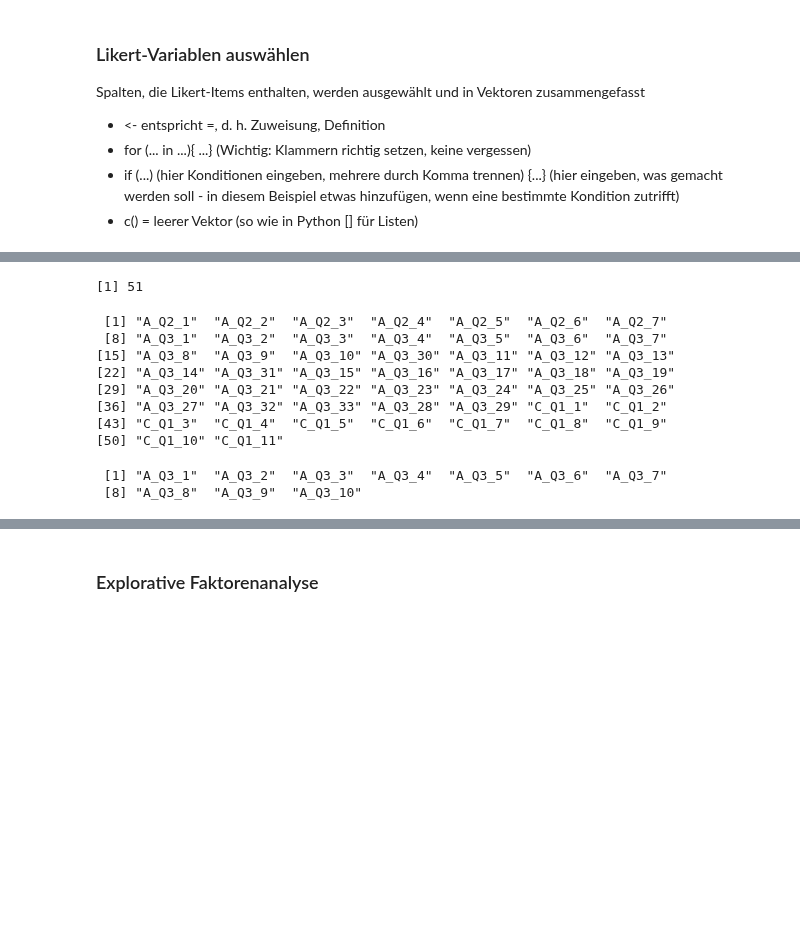
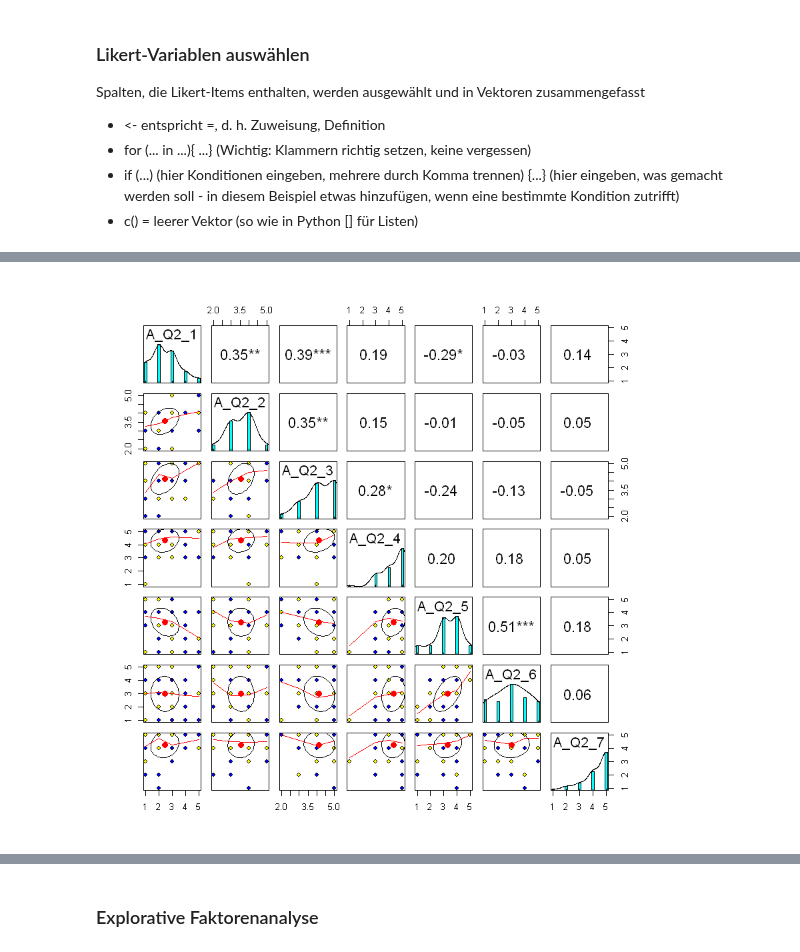
Before and after one commit to martinakienberger/Dissertation_LIS, a Jupyter notebook: IRT.ipynb, the cells around one changed output, grey strips where cells are left out. Cells and saved outputs as stored; diff of their text form; code cells hidden in the pictures; blank space fills up the shorter version.

```diff
--- a/IRT.ipynb
+++ b/IRT.ipynb
@@ -65,21 +109,4 @@ colnames(MyData)[vec_CQ1]
-# %%
-vec_Q <- c(vec_AQ2,vec_AQ3,vec_CQ1)
-length(vec_Q)
-# %% [output]
-[1] 51
-# %%
-colnames(MyData)[vec_Q]
-# %% [output]
- [1] "A_Q2_1"  "A_Q2_2"  "A_Q2_3"  "A_Q2_4"  "A_Q2_5"  "A_Q2_6"  "A_Q2_7"
- [8] "A_Q3_1"  "A_Q3_2"  "A_Q3_3"  "A_Q3_4"  "A_Q3_5"  "A_Q3_6"  "A_Q3_7"
-[15] "A_Q3_8"  "A_Q3_9"  "A_Q3_10" "A_Q3_30" "A_Q3_11" "A_Q3_12" "A_Q3_13"
-[22] "A_Q3_14" "A_Q3_31" "A_Q3_15" "A_Q3_16" "A_Q3_17" "A_Q3_18" "A_Q3_19"
-[29] "A_Q3_20" "A_Q3_21" "A_Q3_22" "A_Q3_23" "A_Q3_24" "A_Q3_25" "A_Q3_26"
-[36] "A_Q3_27" "A_Q3_32" "A_Q3_33" "A_Q3_28" "A_Q3_29" "C_Q1_1"  "C_Q1_2"
-[43] "C_Q1_3"  "C_Q1_4"  "C_Q1_5"  "C_Q1_6"  "C_Q1_7"  "C_Q1_8"  "C_Q1_9"
-[50] "C_Q1_10" "C_Q1_11"
-# %%
-colnames(MyData)[vec_AQ3[1:10]]
-# %% [output]
- [1] "A_Q3_1"  "A_Q3_2"  "A_Q3_3"  "A_Q3_4"  "A_Q3_5"  "A_Q3_6"  "A_Q3_7"
- [8] "A_Q3_8"  "A_Q3_9"  "A_Q3_10"
+# %%
+pairs.panels(MyData[vec_AQ2],bg=c("yellow","blue"),pch=21,stars=TRUE)
+# %% [output]
+[figure, added]
```
Also changed, not shown: parts of 74 cells of this notebook.
